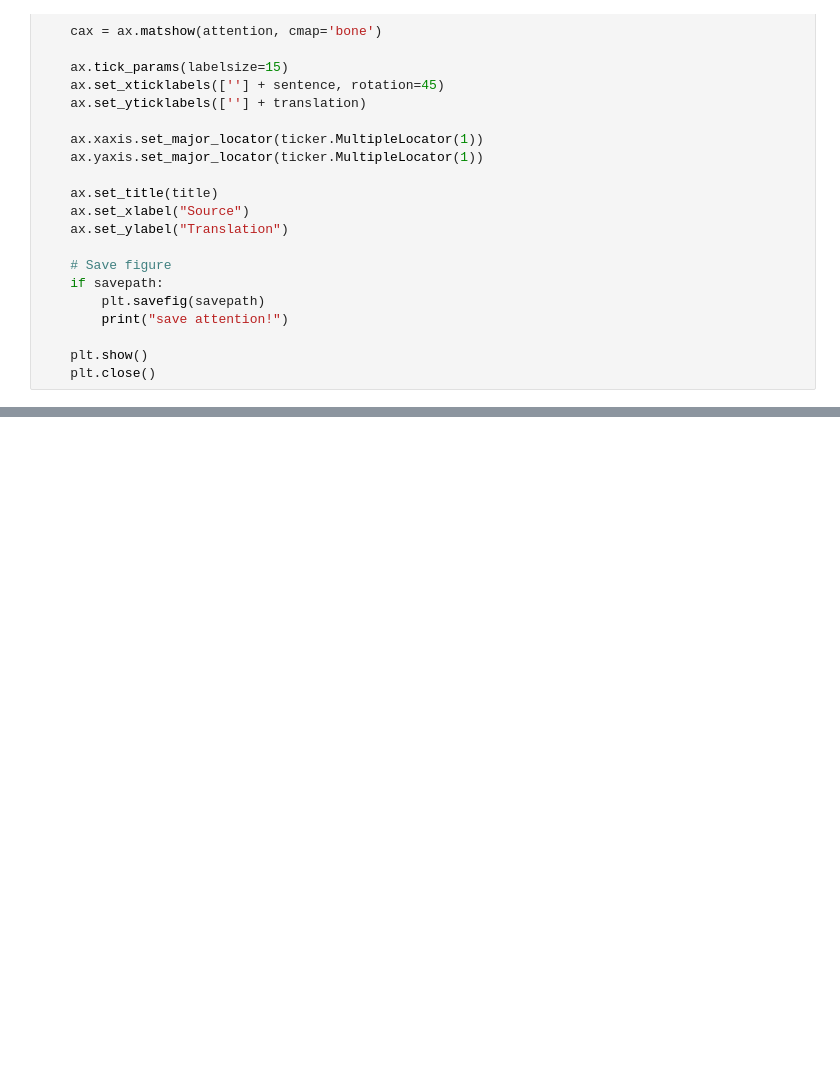
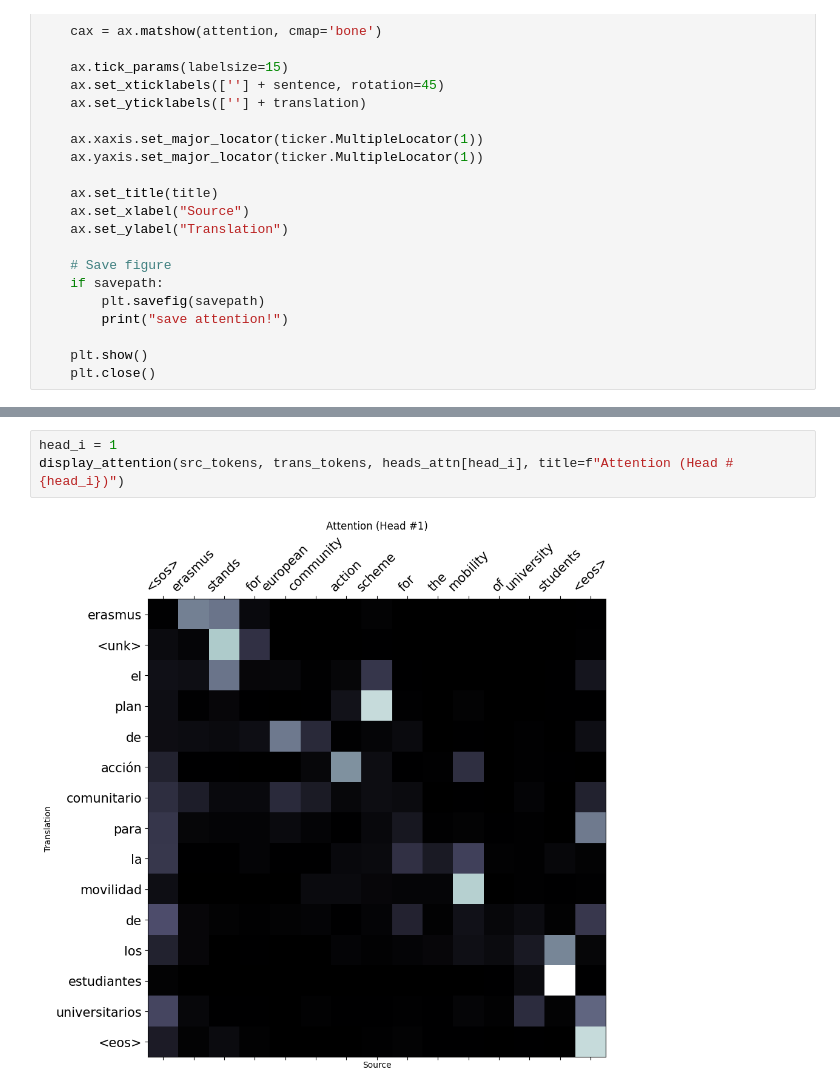
Before and after one commit to salvacarrion/mltests-old, a Jupyter notebook: seq2seq/transformers/jupyters/2_test.ipynb, the cells around one changed output, grey strips where cells are left out. Drawn from its saved outputs; the diff is of its cells as text; blank space fills up the shorter version.

```diff
--- a/seq2seq/transformers/jupyters/2_test.ipynb
+++ b/seq2seq/transformers/jupyters/2_test.ipynb
@@ -158,0 +178,5 @@ for i, attn_head in enumerate(heads_attn):  # Batch zero
+# %%
+head_i = 1
+display_attention(src_tokens, trans_tokens, heads_attn[head_i], title=f"Attention (Head #{head_i})")
+# %% [output]
+[figure, added]
```
Also changed, not shown: parts of 23 cells of this notebook.
